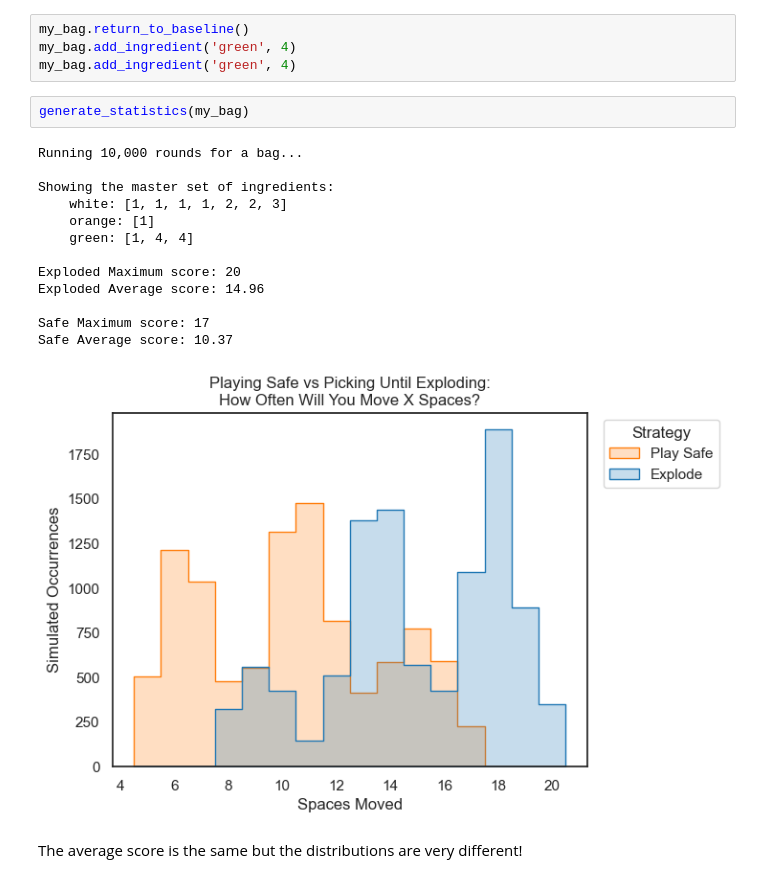
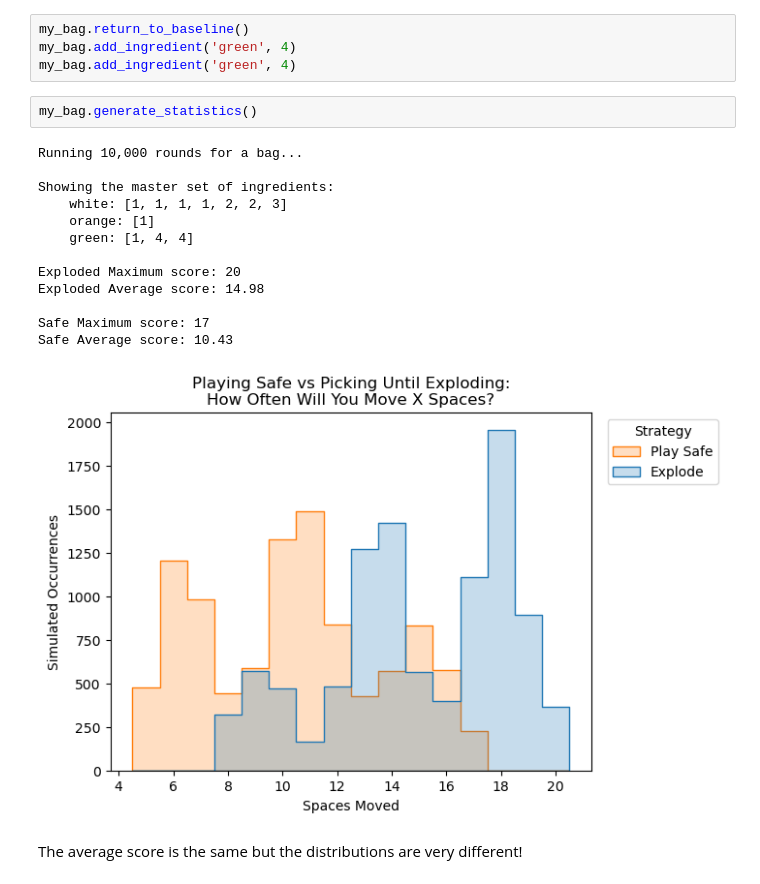
Before and after one commit to lukemudie/quacks, a Jupyter notebook: basic_quacks.ipynb, the cells around one changed output. Cells and saved outputs as stored; diff of their text form.

```diff
--- a/basic_quacks.ipynb
+++ b/basic_quacks.ipynb
@@ -107,21 +52,21 @@ Safe Average score: 10.43
 my_bag.return_to_baseline()
 my_bag.add_ingredient('green', 4)
 my_bag.add_ingredient('green', 4)
-# %%
-generate_statistics(my_bag)
-# %% [output]
-Running 10,000 rounds for a bag...
-
-Showing the master set of ingredients:
-    white: [1, 1, 1, 1, 2, 2, 3]
-    orange: [1]
-    green: [1, 4, 4]
-
-Exploded Maximum score: 20
-Exploded Average score: 14.96
-
-Safe Maximum score: 17
-Safe Average score: 10.37
-[figure, removed]
+# %%
+my_bag.generate_statistics()
+# %% [output]
+Running 10,000 rounds for a bag...
+
+Showing the master set of ingredients:
+    white: [1, 1, 1, 1, 2, 2, 3]
+    orange: [1]
+    green: [1, 4, 4]
+
+Exploded Maximum score: 20
+Exploded Average score: 14.98
+
+Safe Maximum score: 17
+Safe Average score: 10.43
+[figure, added]
 # %% [markdown]
 The average score is the same but the distributions are very different!
```
Also changed, not shown: parts of 7 cells of this notebook, 1 other file.
